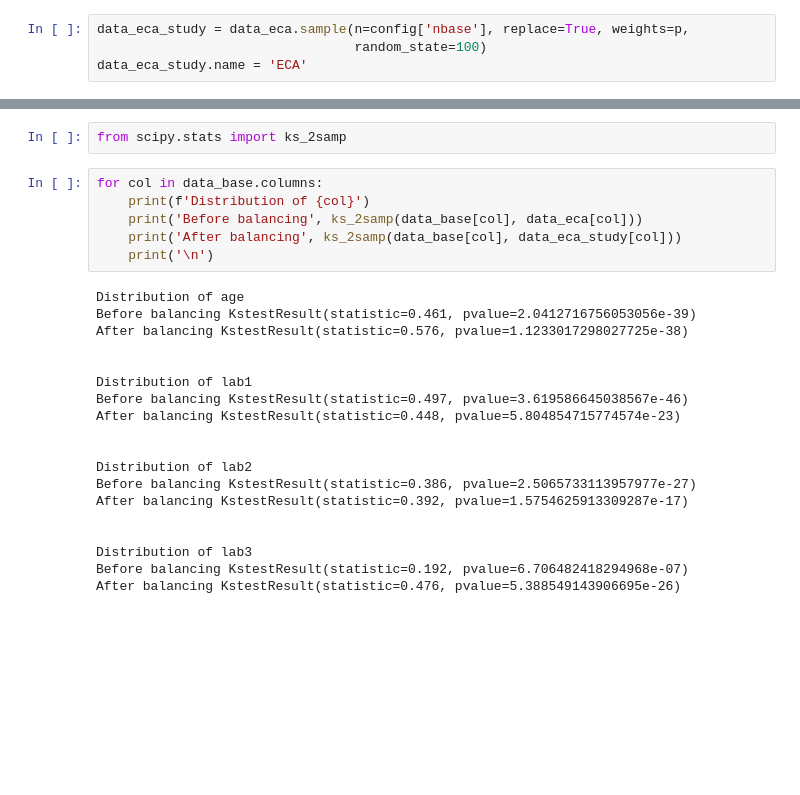
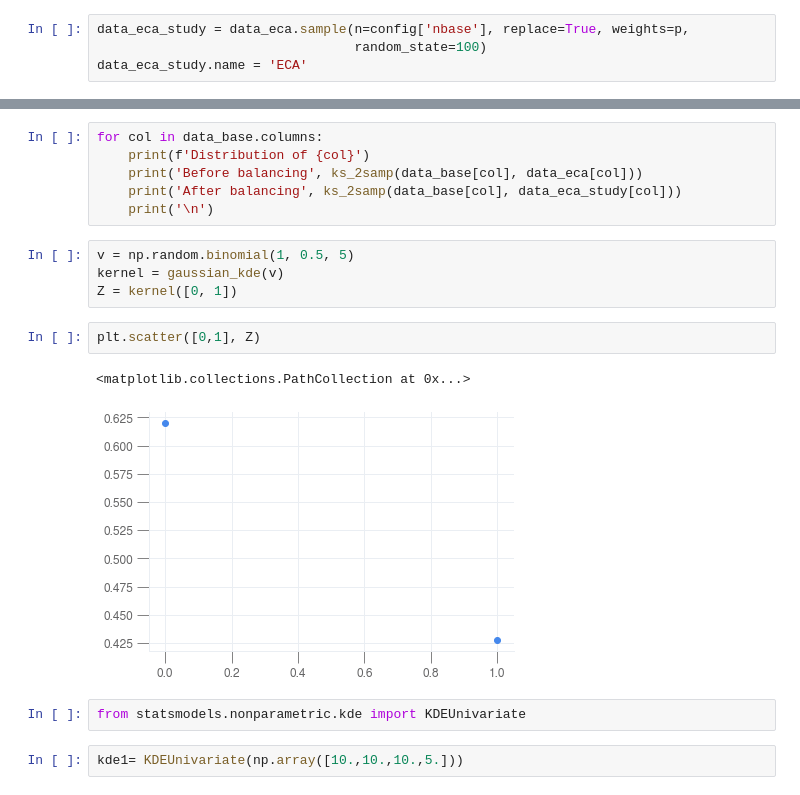
Before and after one commit to csrinesh/balance_cohort, a Jupyter notebook: cohortbalancer.ipynb, the cells around one changed output, grey strips where cells are left out. Saved outputs shown, nothing was run; the diff lists cells and outputs as text; blank space fills up the shorter version.

```diff
--- a/cohortbalancer.ipynb
+++ b/cohortbalancer.ipynb
@@ -159,27 +161,19 @@ plot_dist(data_base, data_eca_study, 'lab3', ax[1][3])
-# %%
-from scipy.stats import ks_2samp
-# %%
-for col in data_base.columns:
-    print(f'Distribution of {col}')
-    print('Before balancing', ks_2samp(data_base[col], data_eca[col]))
-    print('After balancing', ks_2samp(data_base[col], data_eca_study[col]))
-    print('\n')
-# %% [output]
-Distribution of age
-Before balancing KstestResult(statistic=0.461, pvalue=2.0412716756053056e-39)
-After balancing KstestResult(statistic=0.576, pvalue=1.1233017298027725e-38)
-
-
-Distribution of lab1
-Before balancing KstestResult(statistic=0.497, pvalue=3.619586645038567e-46)
-After balancing KstestResult(statistic=0.448, pvalue=5.804854715774574e-23)
-
-
-Distribution of lab2
-Before balancing KstestResult(statistic=0.386, pvalue=2.5065733113957977e-27)
-After balancing KstestResult(statistic=0.392, pvalue=1.5754625913309287e-17)
-
-
-Distribution of lab3
-Before balancing KstestResult(statistic=0.192, pvalue=6.706482418294968e-07)
-After balancing KstestResult(statistic=0.476, pvalue=5.388549143906695e-26)
+# %%
+for col in data_base.columns:
+    print(f'Distribution of {col}')
+    print('Before balancing', ks_2samp(data_base[col], data_eca[col]))
+    print('After balancing', ks_2samp(data_base[col], data_eca_study[col]))
+    print('\n')
+# %%
+v = np.random.binomial(1, 0.5, 5)
+kernel = gaussian_kde(v)
+Z = kernel([0, 1])
+# %%
+plt.scatter([0,1], Z)
+# %% [output]
+<matplotlib.collections.PathCollection at 0x...>
+[figure, added]
+# %%
+from statsmodels.nonparametric.kde import KDEUnivariate
+# %%
+kde1= KDEUnivariate(np.array([10.,10.,10.,5.]))
```
Also changed, not shown: parts of 18 cells of this notebook.
